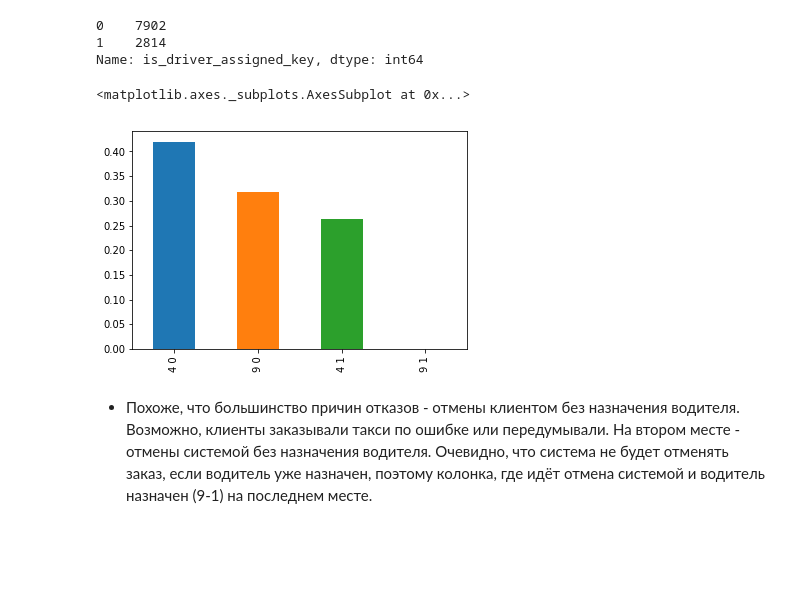
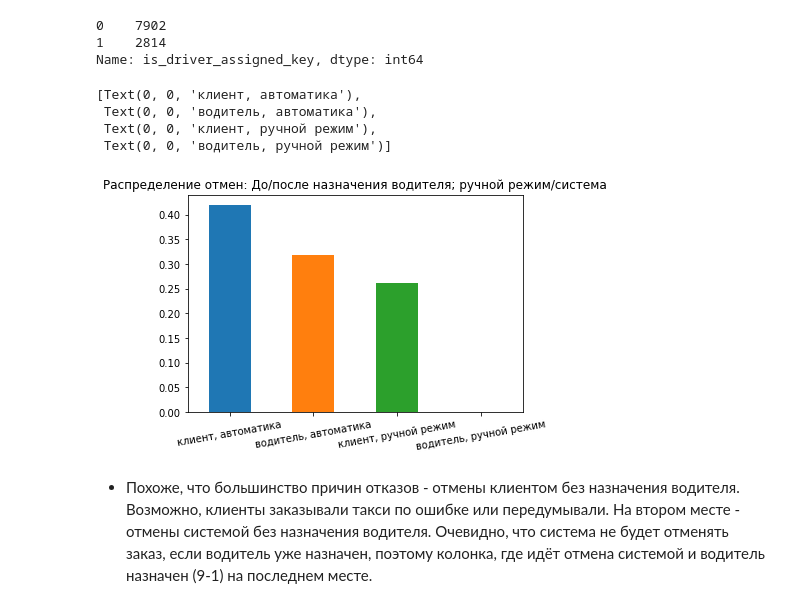
Before and after one commit to alexnisilev/analytics_vizualization, a Jupyter notebook: Analytics.ipynb, the cells around one changed output. Cells and saved outputs as stored; diff of their text form; code cells hidden in the pictures; blank space fills up the shorter version.

```diff
--- a/Analytics.ipynb
+++ b/Analytics.ipynb
@@ -80,9 +80,11 @@ Name: is_driver_assigned_key, dtype: int64
 # %%
 
 combined = data_orders['order_status_key'].astype('str')+' '+ data_orders['is_driver_assigned_key'].astype('str')
-combined.value_counts(normalize = True).plot.bar()
-
-#
+x = combined.value_counts(normalize = True).plot(kind = 'bar', title = 'Распределение отмен: До/после назначения водителя; ручной режим/система')
+x.set_xticklabels(['клиент, автоматика','водитель, автоматика','клиент, ручной режим','водитель, ручной режим'],rotation = 10)
 # %% [output]
-<matplotlib.axes._subplots.AxesSubplot at 0x...>
+[Text(0, 0, 'клиент, автоматика'),
+ Text(0, 0, 'водитель, автоматика'),
+ Text(0, 0, 'клиент, ручной режим'),
+ Text(0, 0, 'водитель, ручной режим')]
-[figure, old version]
+[figure, new version]
```
Also changed, not shown: parts of 56 cells of this notebook.
